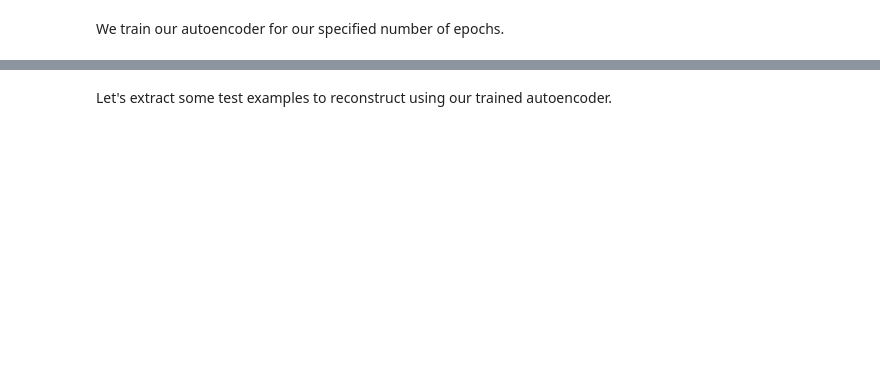
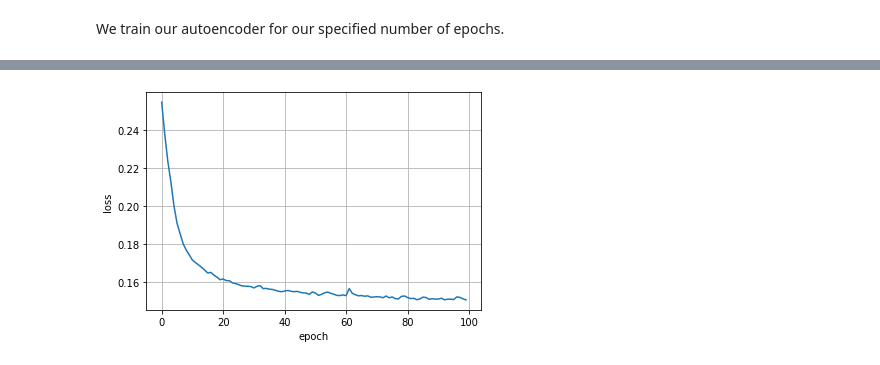
Before and after one commit to PhilipOe1612340/MMR-Autoencoder, a Jupyter notebook: src/autoencoder-pytorch.ipynb, the cells around one changed output, grey strips where cells are left out. Drawn from its saved outputs; the diff is of its cells as text; code cells hidden in the pictures; blank space fills up the shorter version.

```diff
--- a/src/autoencoder-pytorch.ipynb
+++ b/src/autoencoder-pytorch.ipynb
@@ -139,0 +101,39 @@ Finished Training
+# %%
+"""
+*******************************************************
+****** skip this step if you dont want to train *******
+*******************************************************
+"""
+
+
+print("start training")
+# if PATH:
+#     net.load_state_dict(torch.load(PATH))
+#     net.to(device)
+
+def train(net, trainloader, NUM_EPOCHS):
+    train_loss = []
+    start_time = time.time()
+    for epoch in range(NUM_EPOCHS):
+        running_loss = 0.0
+        for data in trainloader:
+            img, _ = data
+            img = img.to(device)
+            optimizer.zero_grad()
+            outputs = net(img)
+            loss = criterion(outputs, img)
+            loss.backward()
+            optimizer.step()
+            running_loss += loss.item()
+
+        loss = running_loss / len(trainloader)
+        train_loss.append(loss)
+        print('Epoch {} of {}, Train Loss: {:.3f}'.format(epoch+1, NUM_EPOCHS, loss))
+
+    print('Finished Training')
+    elapsed_time = time.time() - start_time
+    print(str( round(elapsed_time)) + 's')
+    return train_loss
+
+
+loss = train(net, dataset.trainloader, 100)
@@ -140,3 +158,11 @@ Finished Training
+# %%
+fig, ax = plt.subplots()
+ax.plot(loss)
+ax.set(xlabel='epoch', ylabel='loss')
+ax.grid()
+plt.draw()
+# %% [output]
+[figure, added]
 # %%
 PATH = './cifar_net.pth'
 torch.save(net.state_dict(), PATH)
@@ -191,2 +168,0 @@ for i in range(10):
-# %% [markdown]
-Let's extract some test examples to reconstruct using our trained autoencoder.
```
Also changed, not shown: parts of 11 cells of this notebook, 3 other files.
